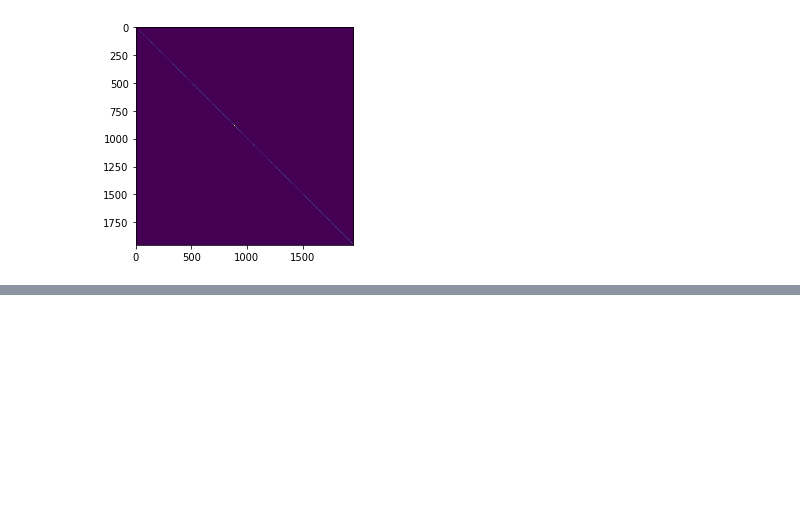
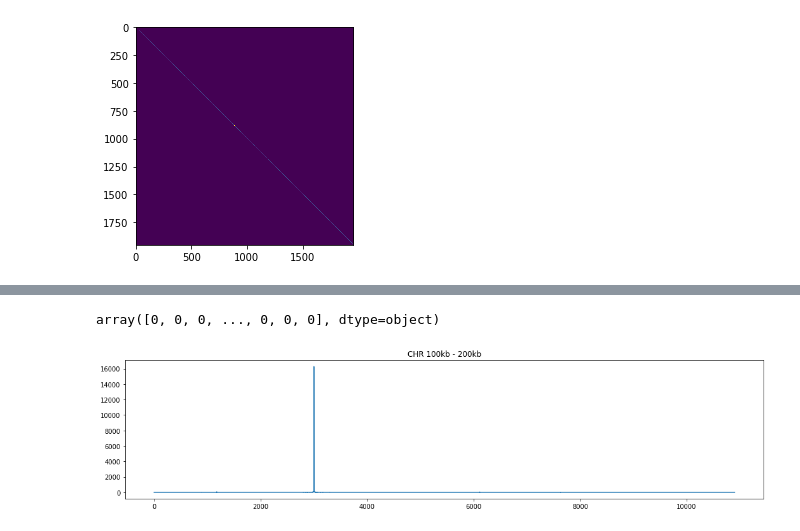
Before and after one commit to orionpax00/ChrVis, a Jupyter notebook: scripts/Signal_analysis_of_contact_freqency.ipynb, the cells around one changed output, grey strips where cells are left out. Cells and saved outputs as stored; diff of their text form; code cells hidden in the pictures; blank space fills up the shorter version.

```diff
--- a/scripts/Signal_analysis_of_contact_freqency.ipynb
+++ b/scripts/Signal_analysis_of_contact_freqency.ipynb
@@ -144,0 +147,4 @@ plt.imshow(df.as_matrix())
+# %%
+df_t = pd.read_csv("../../mprobc_250kb.csv",delimiter=',', header=None)
+# %%
+df_t_m = df_t.as_matrix()
@@ -144,0 +161,12 @@ plt.imshow(df.as_matrix())
+# %%
+df_t_m[0][1:]
+# %% [output]
+array([0, 0, 0, ..., 0, 0, 0], dtype=object)
+# %%
+chr1_ = list(df_t_m[3000][1:])
+fig,ax = plt.subplots(figsize=(18,4))
+ax.set_title('CHR 100kb - 200kb')
+ax.plot(chr1_)
+plt.show()
+# %% [output]
+[figure, added]
```
Also changed, not shown: parts of 9 cells of this notebook, 30 other files.
